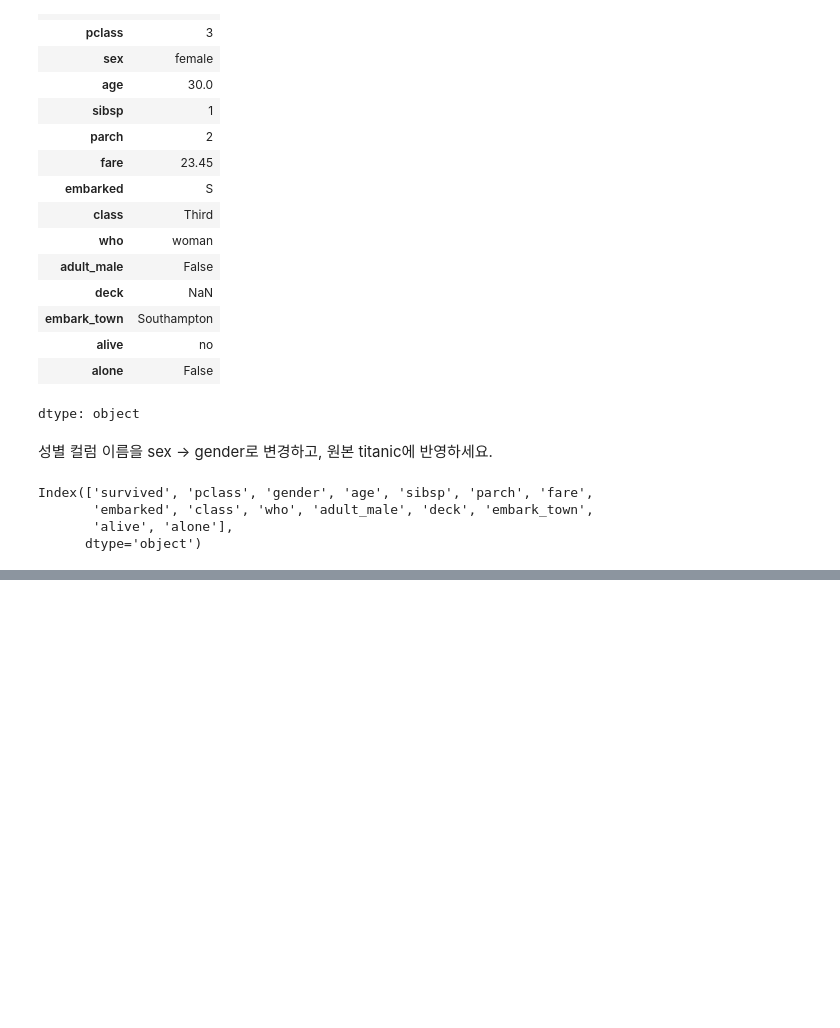
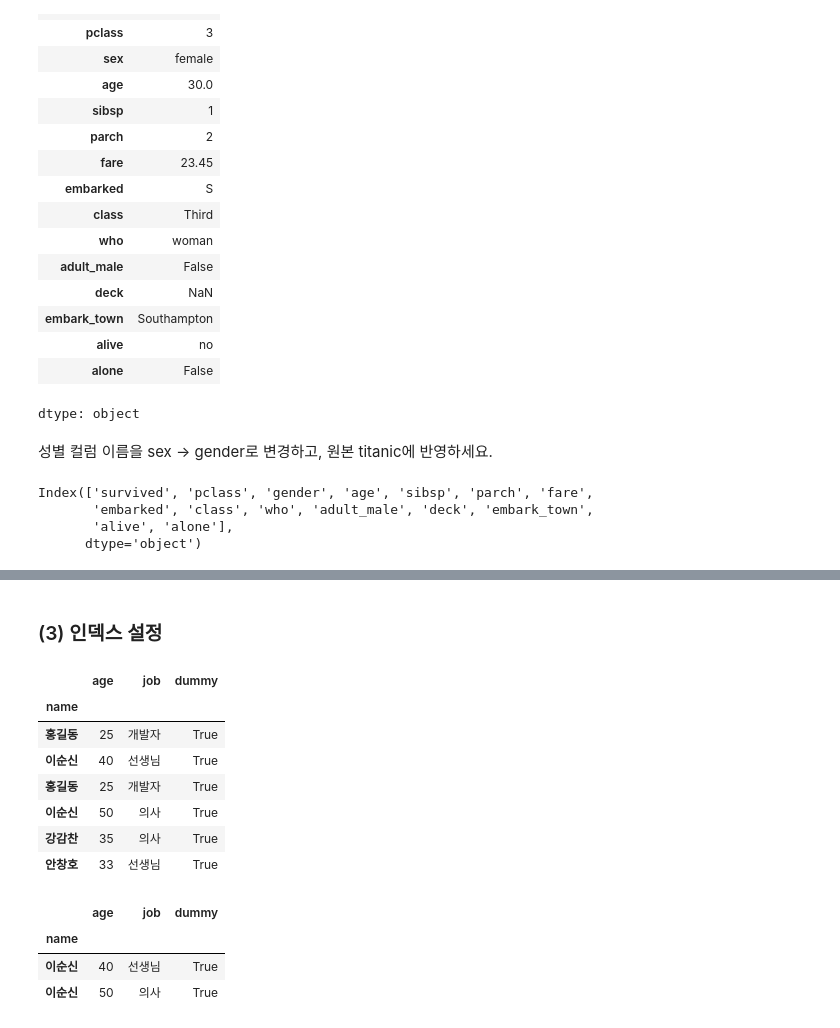
Before and after one commit to daragi/TIL, a Jupyter notebook: python_DA/day03/data_update.ipynb, the cells around one changed output, grey strips where cells are left out. Drawn from its saved outputs; the diff is of its cells as text; code cells hidden in the pictures; blank space fills up the shorter version.

```diff
--- a/python_DA/day03/data_update.ipynb
+++ b/python_DA/day03/data_update.ipynb
@@ -287,0 +348,21 @@ Index(['survived', 'pclass', 'gender', 'age', 'sibsp', 'parch', 'fare',
+# %% [markdown]
+### (3) 인덱스 설정
+# %%
+df_idx = df.set_index('name')
+df_idx
+# %% [output]
+|  | age | job | dummy |
+| name |  |  |  |
+| 홍길동 | 25 | 개발자 | True |
+| 이순신 | 40 | 선생님 | True |
+| 홍길동 | 25 | 개발자 | True |
+| 이순신 | 50 | 의사 | True |
+| 강감찬 | 35 | 의사 | True |
+| 안창호 | 33 | 선생님 | True |
+# %%
+df_idx.loc['이순신']
+# %% [output]
+|  | age | job | dummy |
+| name |  |  |  |
+| 이순신 | 40 | 선생님 | True |
+| 이순신 | 50 | 의사 | True |
```
Also changed, not shown: parts of 13 cells of this notebook, 1 other file.
